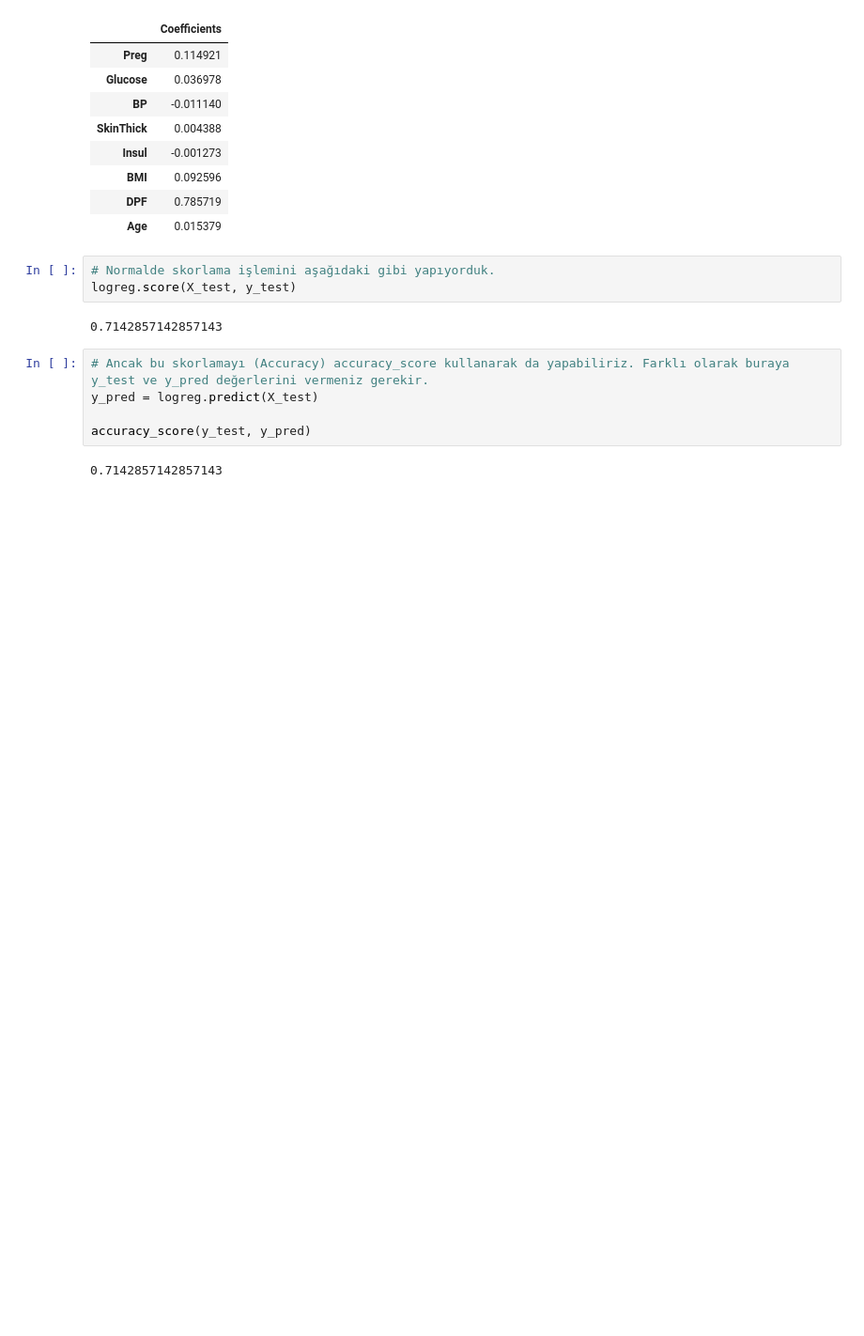
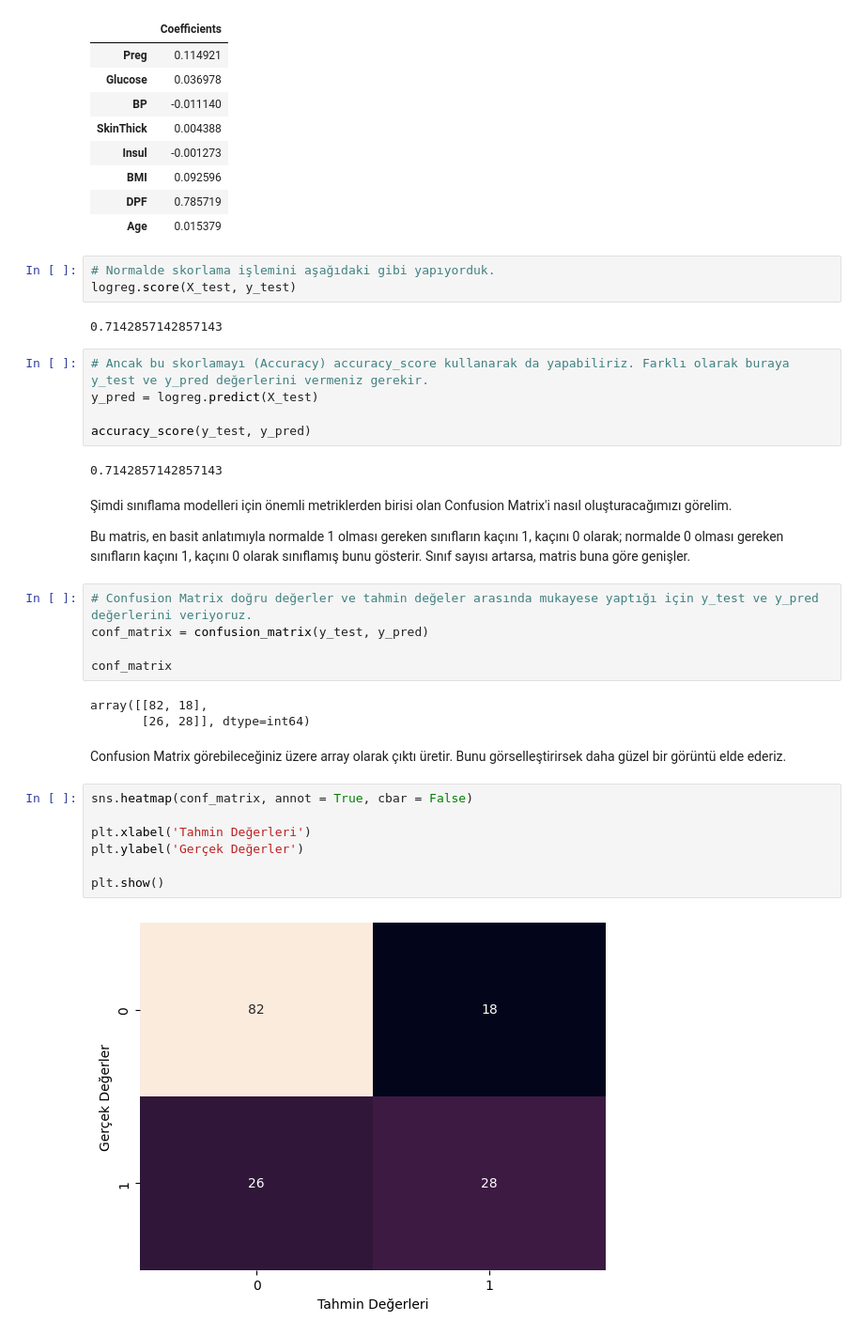
Before and after one commit to mybozkir/Machine_Learning_Practices, a Jupyter notebook: 1-Classification_Practices_TUR.ipynb, the cells around one changed output. Shown at 94% size. Drawn from its saved outputs; the diff is of its cells as text; blank space fills up the shorter version.

```diff
--- a/1-Classification_Practices_TUR.ipynb
+++ b/1-Classification_Practices_TUR.ipynb
@@ -304,3 +304,26 @@ y_pred = logreg.predict(X_test)
 accuracy_score(y_test, y_pred)
 # %% [output]
 0.7142857142857143
+# %% [markdown]
+Şimdi sınıflama modelleri için önemli metriklerden birisi olan Confusion Matrix'i nasıl oluşturacağımızı görelim.
+
+Bu matris, en basit anlatımıyla normalde 1 olması gereken sınıfların kaçını 1, kaçını 0 olarak; normalde 0 olması gereken sınıfların kaçını 1, kaçını 0 olarak sınıflamış bunu gösterir. Sınıf sayısı artarsa, matris buna göre genişler.
+# %%
+# Confusion Matrix doğru değerler ve tahmin değeler arasında mukayese yaptığı için y_test ve y_pred değerlerini veriyoruz.
+conf_matrix = confusion_matrix(y_test, y_pred)
+
+conf_matrix
+# %% [output]
+array([[82, 18],
+       [26, 28]], dtype=int64)
+# %% [markdown]
+Confusion Matrix görebileceğiniz üzere array olarak çıktı üretir. Bunu görselleştirirsek daha güzel bir görüntü elde ederiz.
+# %%
+sns.heatmap(conf_matrix, annot = True, cbar = False)
+
+plt.xlabel('Tahmin Değerleri')
+plt.ylabel('Gerçek Değerler')
+
+plt.show()
+# %% [output]
+[figure, added]
```
Also changed, not shown: parts of 29 cells of this notebook.
